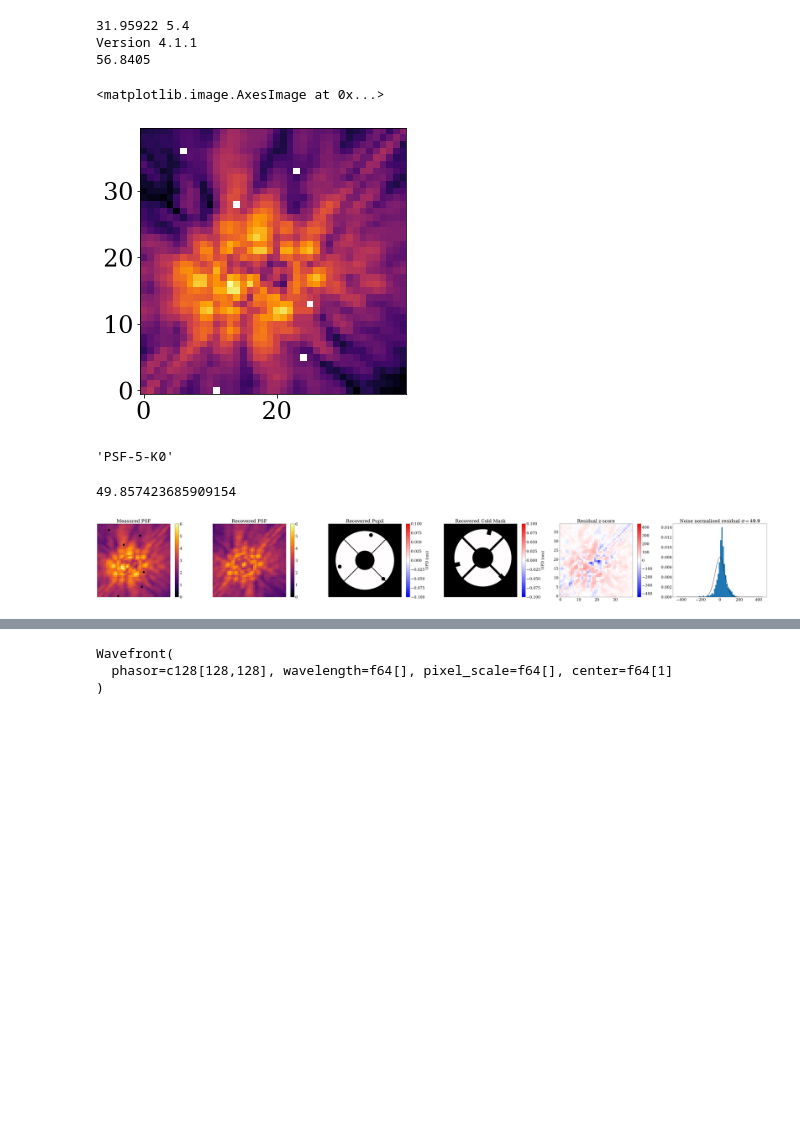
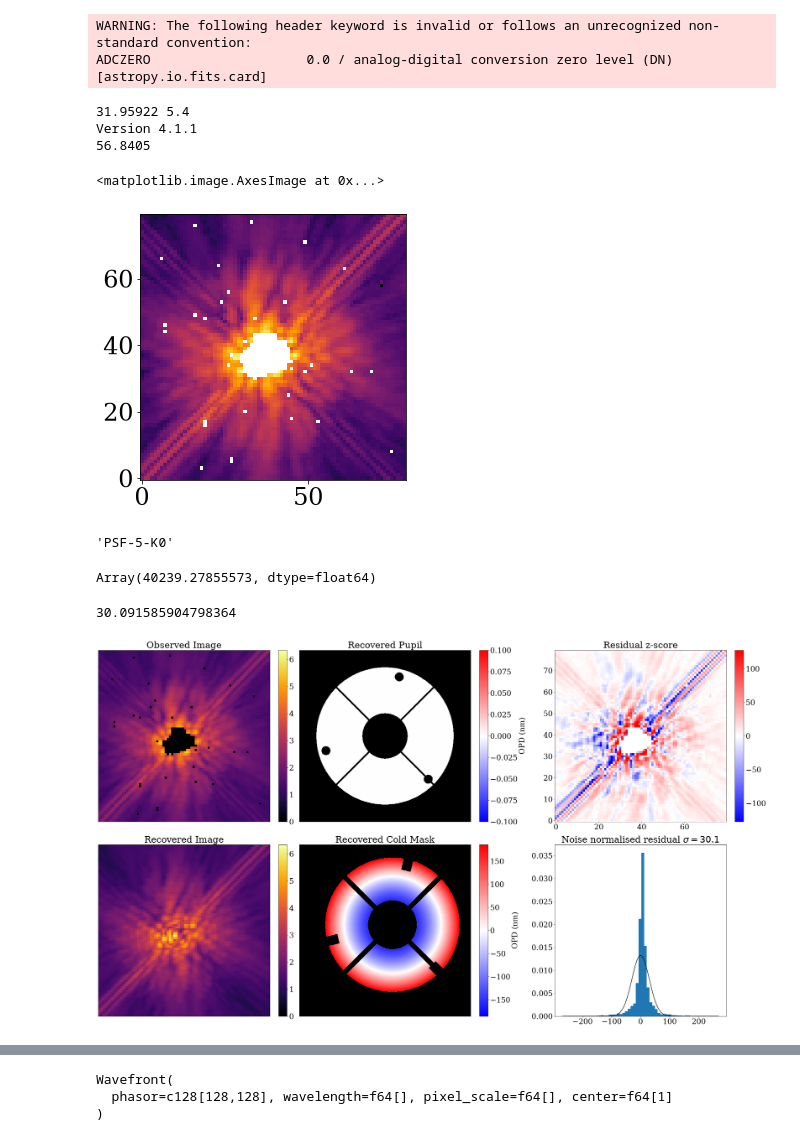
Before and after one commit to h-greer/hubble, a Jupyter notebook: notebooks/calibrator-fit.ipynb, the cells around one changed output, grey strips where cells are left out. Saved outputs shown, nothing was run; the diff lists cells and outputs as text; code cells hidden in the pictures; blank space fills up the shorter version.

Commit message:
model fit improvements

```diff
--- a/notebooks/calibrator-fit.ipynb
+++ b/notebooks/calibrator-fit.ipynb
@@ -96,13 +96,13 @@ objs = [
     "G238-44",
 ]
 # %%
-wid = 40
+wid = 80
 oversample = 4
 
 nwavels = 20
-npoly=2
+npoly=4
 
-n_modes = 5
+n_modes = 15
 n_zernikes = 30
 
 resolved_wid = 1
@@ -117,30 +117,38 @@ spectrum_basis = np.ones((nwavels, npoly))
 ddir = '../data/NICMOS-LAPL-DD2/LAPL_DATA_DD2/comtemp_flats-DD2/'
 # ddir = '../data/NICMOS-LAPL-DD1/archive.stsci.edu/missions/hlsp/laplace/dd1/LAPL/NICMOS-LAPL-DD1/LAPL_DATA/contemp_flats/repaired/'
 
+flatdir = '../data/NICMOS-LAPL-DD2/LAPL_HOLEFLATS_DD2/'
+
 vects = np.load("../data/iterative_spectrum_basis_F160W.npy")[:,:npoly]
 assert vects.shape == (nwavels, npoly)
 spectrum_basis = vects/np.sqrt(np.mean(vects**2, axis=0))
 
-
+extra_bad = np.full((wid,wid), False).at[30:50, 30:50].set(True)#.at[:, 35:45].set(True)
 
 
 exposures_single = [
-    exposure_from_file(ddir + 'n8zu85ncq_m_clc_calf.fits', SinglePointFit(spectrum_basis, "F160W"), crop=wid),
+    exposure_from_file(ddir + 'n8zu85ncq_m_clc_calf.fits', SinglePointFit(spectrum_basis, "F160W"), crop=wid, extra_bad=None, flatcorr=flatdir),
     # exposure_from_file(ddir + 'n8zu85ndq_m_clc_calf.fits', SinglePointFit(spectrum_basis, "F160W"), crop=wid),
 ]
 # %% [output]
-31.95922 5.4
-Version 4.1.1
-56.8405
+WARNING: The following header keyword is invalid or follows an unrecognized non-standard convention:
+ADCZERO                    0.0 / analog-digital conversion zero level (DN)       [astropy.io.fits.card]
+31.95922 5.4
+Version 4.1.1
+56.8405
 # %%
 plt.imshow(exposures_single[0].data**0.125)
 # %% [output]
 <matplotlib.image.AxesImage at 0x...>
-[figure, old version]
+[figure, new version]
 # %%
 exposures_single[0].target
 # %% [output]
 'PSF-5-K0'
+# %%
+(np.nansum(exposures_single[0].data)/nwavels)*4
+# %% [output]
+Array(40239.27855573, dtype=float64)
 # %%
 params = {
     "spectrum": {},
@@ -153,10 +161,11 @@ params = {
     "cold_mask_rot": {},
     "cold_mask_shear": {},
     "cold_mask_scale": {},
+    "primary_rot": {},
 
     "bias": {},
     "occulter_radius": 0.7,
-    "occulter_coeffs": np.zeros(20)+1e-3,
+    "occulter_coeffs": np.zeros(2)+1,
     "fnumber": 45.7,
 }
 
@@ -164,15 +173,16 @@ params = {
 for idx, exp in enumerate(exposures_single):
     params["spectrum"][exp.fit.get_key(exp, "spectrum")] = (np.zeros(npoly)).at[0].set((np.nansum(exp.data)/nwavels)*4)
 
-    params["primary_tilt"][exp.fit.get_key(exp, "primary_tilt")] = np.array([-0.03869419,  0.03731998])*0.
+    params["primary_tilt"][exp.fit.get_key(exp, "primary_tilt")] = -np.array([0.75*0.07, 0.])#*0.
     params["cold_mask_tilt"][exp.fit.get_key(exp, "cold_mask_tilt")] = np.array([-0.2167105 , -0.17420508])#*0.
 
     params["primary_opd"][exp.fit.get_key(exp, "primary_opd")] = np.zeros((n_modes, n_modes))
     params["primary_low"][exp.fit.get_key(exp, "primary_low")] = np.zeros((n_zernikes))
-    params["cold_mask_opd"][exp.fit.get_key(exp, "cold_mask_opd")] = np.array([0.])
+    params["cold_mask_opd"][exp.fit.get_key(exp, "cold_mask_opd")] = np.array([120.])
 
-    params["cold_mask_shift"][exp.fit.get_key(exp, "cold_mask_shift")] = np.array([10.,10.]) #np.asarray([-13.,-7.])#
+    params["cold_mask_shift"][exp.fit.get_key(exp, "cold_mask_shift")] = np.array([13.,10.]) #np.asarray([-13.,-7.])#
     params["cold_mask_rot"][exp.fit.get_key(exp, "cold_mask_rot")] = 0.#-90.
+    params["primary_rot"][exp.fit.get_key(exp, "primary_rot")] = 0.##-90.
     params["cold_mask_scale"][exp.fit.get_key(exp, "cold_mask_scale")] = np.asarray([1.,1.])
     params["cold_mask_shear"][exp.fit.get_key(exp, "cold_mask_shear")] = np.asarray([0.,0.])
 
@@ -183,10 +193,10 @@ model_single = set_array(NICMOSModel(exposures_single, params, optics, detector)
 
 params = ModelParams(params)
 # %%
-plot_comparison(model_single, params, exposures_single)
+plot_comparison(model_single, params, exposures_single, percentile=99, wf_size=512)
 # %% [output]
-49.857423685909154
+30.091585904798364
-[figure, old version]
+[figure, new version]
 # %%
 def sgd(lr, delay, momentum=0.5):
     return optax.sgd(zdx.optimisation.delay(lr, delay), momentum=momentum)
```
Also changed, not shown: parts of 17 cells of this notebook, 5 other files.
